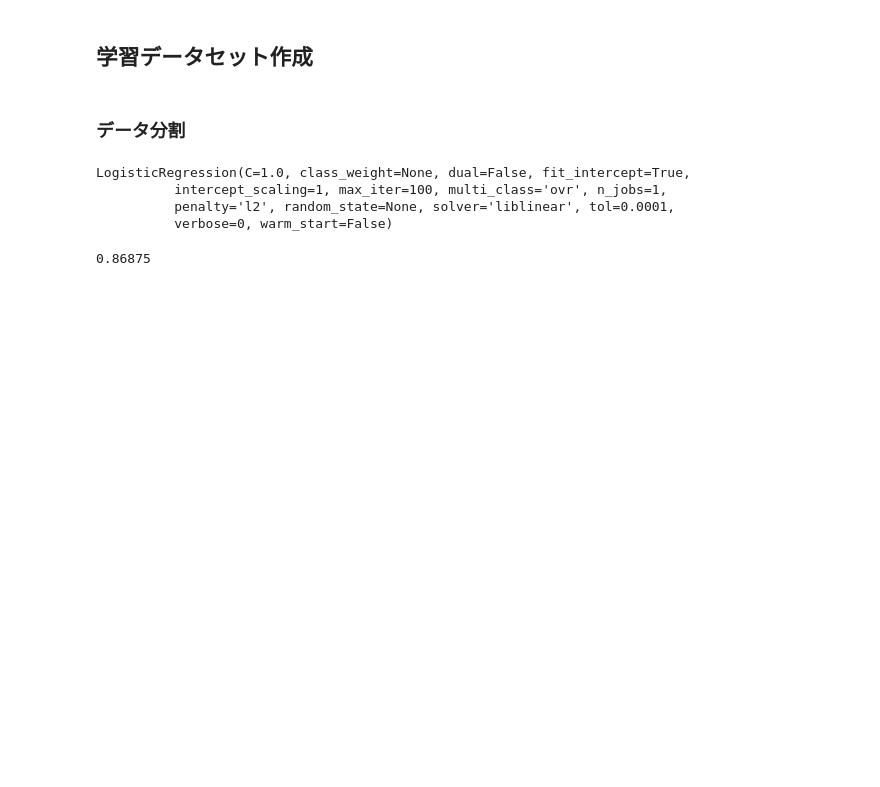
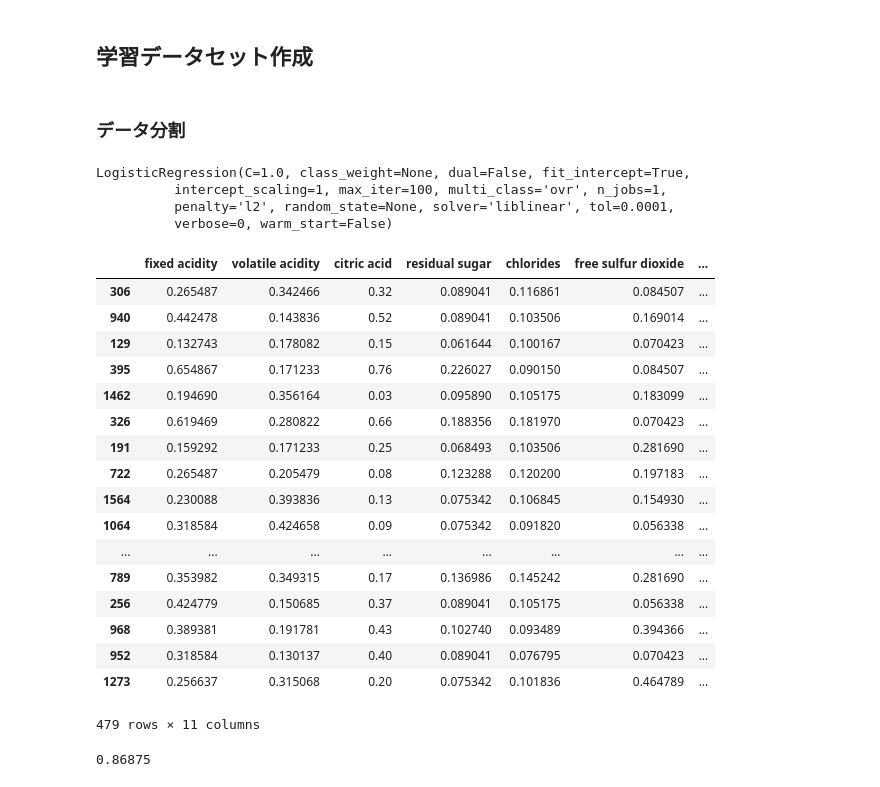
Before and after one commit to pco2699/NullSuck-AI, a Jupyter notebook: analytics/workspace/05_ロジスティック回帰.ipynb, the cells around one changed output. Drawn from its saved outputs; the diff is of its cells as text; code cells hidden in the pictures; blank space fills up the shorter version.

```diff
--- a/analytics/workspace/05_ロジスティック回帰.ipynb
+++ b/analytics/workspace/05_ロジスティック回帰.ipynb
@@ -262,6 +274,27 @@ LogisticRegression(C=1.0, class_weight=None, dual=False, fit_intercept=True,
           intercept_scaling=1, max_iter=100, multi_class='ovr', n_jobs=1,
           penalty='l2', random_state=None, solver='liblinear', tol=0.0001,
           verbose=0, warm_start=False)
+# %%
+X_train
+# %% [output]
+|  | fixed acidity | volatile acidity | citric acid | residual sugar | chlorides | free sulfur dioxide | ... |
+| 306 | 0.265487 | 0.342466 | 0.32 | 0.089041 | 0.116861 | 0.084507 | ... |
+| 940 | 0.442478 | 0.143836 | 0.52 | 0.089041 | 0.103506 | 0.169014 | ... |
+| 129 | 0.132743 | 0.178082 | 0.15 | 0.061644 | 0.100167 | 0.070423 | ... |
+| 395 | 0.654867 | 0.171233 | 0.76 | 0.226027 | 0.090150 | 0.084507 | ... |
+| 1462 | 0.194690 | 0.356164 | 0.03 | 0.095890 | 0.105175 | 0.183099 | ... |
+| 326 | 0.619469 | 0.280822 | 0.66 | 0.188356 | 0.181970 | 0.070423 | ... |
+| 191 | 0.159292 | 0.171233 | 0.25 | 0.068493 | 0.103506 | 0.281690 | ... |
+| 722 | 0.265487 | 0.205479 | 0.08 | 0.123288 | 0.120200 | 0.197183 | ... |
+| 1564 | 0.230088 | 0.393836 | 0.13 | 0.075342 | 0.106845 | 0.154930 | ... |
+| 1064 | 0.318584 | 0.424658 | 0.09 | 0.075342 | 0.091820 | 0.056338 | ... |
+| ... | ... | ... | ... | ... | ... | ... | ... |
+| 789 | 0.353982 | 0.349315 | 0.17 | 0.136986 | 0.145242 | 0.281690 | ... |
+| 256 | 0.424779 | 0.150685 | 0.37 | 0.089041 | 0.105175 | 0.056338 | ... |
+| 968 | 0.389381 | 0.191781 | 0.43 | 0.102740 | 0.093489 | 0.394366 | ... |
+| 952 | 0.318584 | 0.130137 | 0.40 | 0.089041 | 0.076795 | 0.070423 | ... |
+| 1273 | 0.256637 | 0.315068 | 0.20 | 0.075342 | 0.101836 | 0.464789 | ... |
+479 rows × 11 columns
 # %%
 #テストデータを使って、モデルの精度を確認してみましょう。
 # 精度を計算するのに便利なツールです。
```
Also changed, not shown: parts of 9 cells of this notebook.
